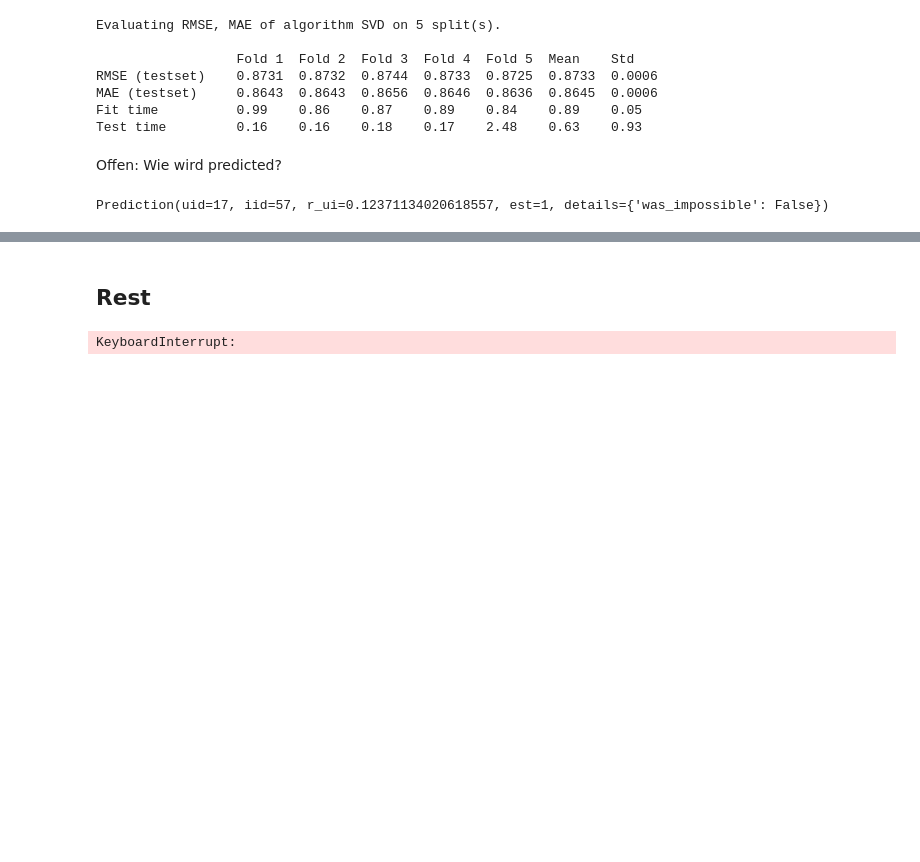
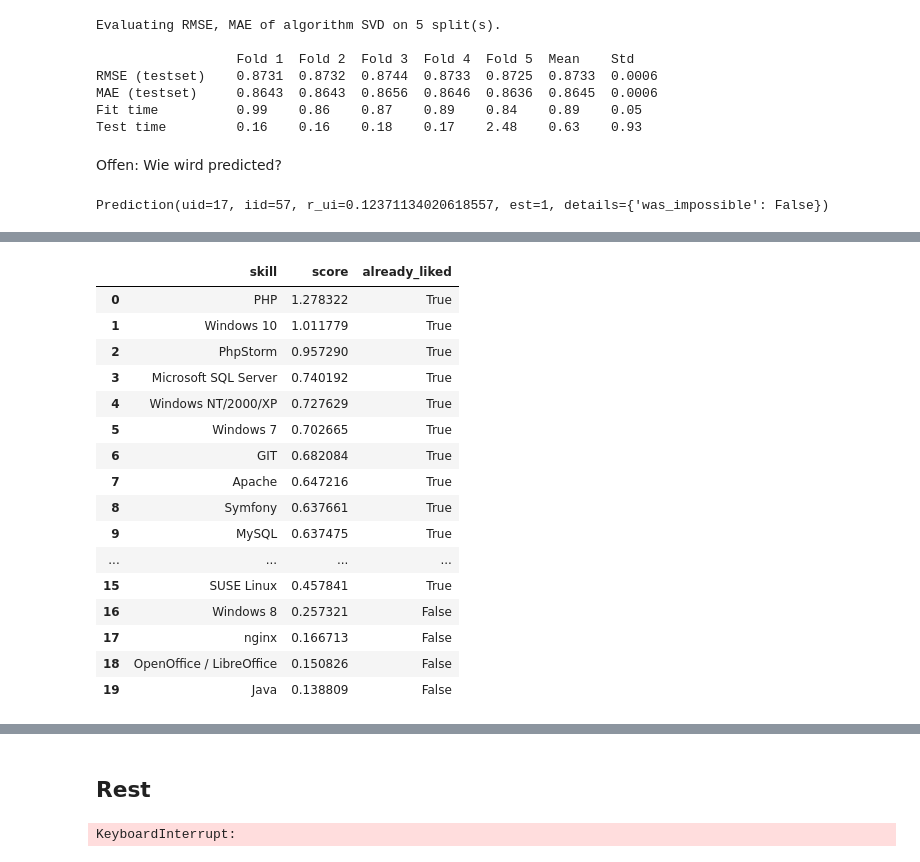
Before and after one commit to maximizer36/DS_AP, a Jupyter notebook: AP_descriptive_binary_Approach.ipynb, the cells around one changed output, grey strips where cells are left out. Saved outputs shown, nothing was run; the diff lists cells and outputs as text; code cells hidden in the pictures; blank space fills up the shorter version.

Commit message:
binary_implicit_lib_approach

```diff
--- a/AP_descriptive_binary_Approach.ipynb
+++ b/AP_descriptive_binary_Approach.ipynb
@@ -927,0 +937,3 @@ U, s, V = single_value_decomposition(jaccard_nearest_neighbors_matrix)
+# %%
+# initialize a model
+model = implicit.als.AlternatingLeastSquares(factors=64)
@@ -927,0 +1075,2 @@ U, s, V = single_value_decomposition(jaccard_nearest_neighbors_matrix)
+# %%
+data_skills_row_norm_csr = scipy.sparse.csr_matrix(data_skills_row_norm.values)
@@ -927,0 +1149,22 @@ U, s, V = single_value_decomposition(jaccard_nearest_neighbors_matrix)
+# %%
+skill_ids, scores  = model.recommend(userid, data_skills_row_norm_csr[userid], N = 20 , filter_already_liked_items=False)
+recommendations_df = pd.DataFrame({"skill": data_skills_row_norm.columns[skill_ids], "score": scores, "already_liked": np.in1d(skill_ids, data_skills_row_norm_csr[userid].indices)})
+recommendations_df
+# %% [output]
+|  | skill | score | already_liked |
+| 0 | PHP | 1.278322 | True |
+| 1 | Windows 10 | 1.011779 | True |
+| 2 | PhpStorm | 0.957290 | True |
+| 3 | Microsoft SQL Server | 0.740192 | True |
+| 4 | Windows NT/2000/XP | 0.727629 | True |
+| 5 | Windows 7 | 0.702665 | True |
+| 6 | GIT | 0.682084 | True |
+| 7 | Apache | 0.647216 | True |
+| 8 | Symfony | 0.637661 | True |
+| 9 | MySQL | 0.637475 | True |
+| ... | ... | ... | ... |
+| 15 | SUSE Linux | 0.457841 | True |
+| 16 | Windows 8 | 0.257321 | False |
+| 17 | nginx | 0.166713 | False |
+| 18 | OpenOffice / LibreOffice | 0.150826 | False |
+| 19 | Java | 0.138809 | False |
```
Also changed, not shown: parts of 35 cells of this notebook, 1 other file.
